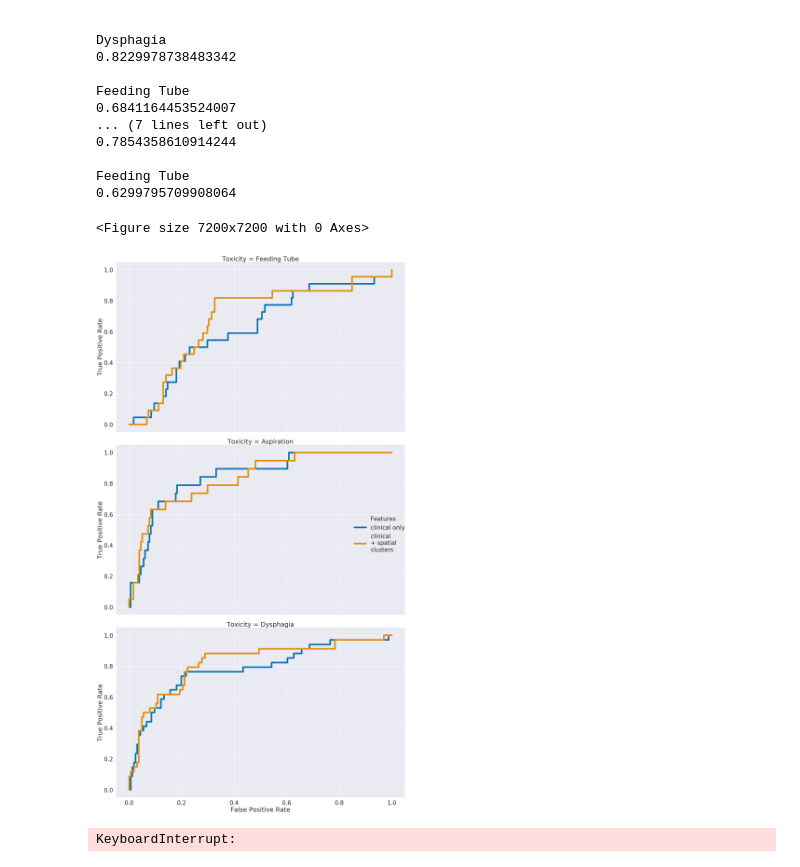
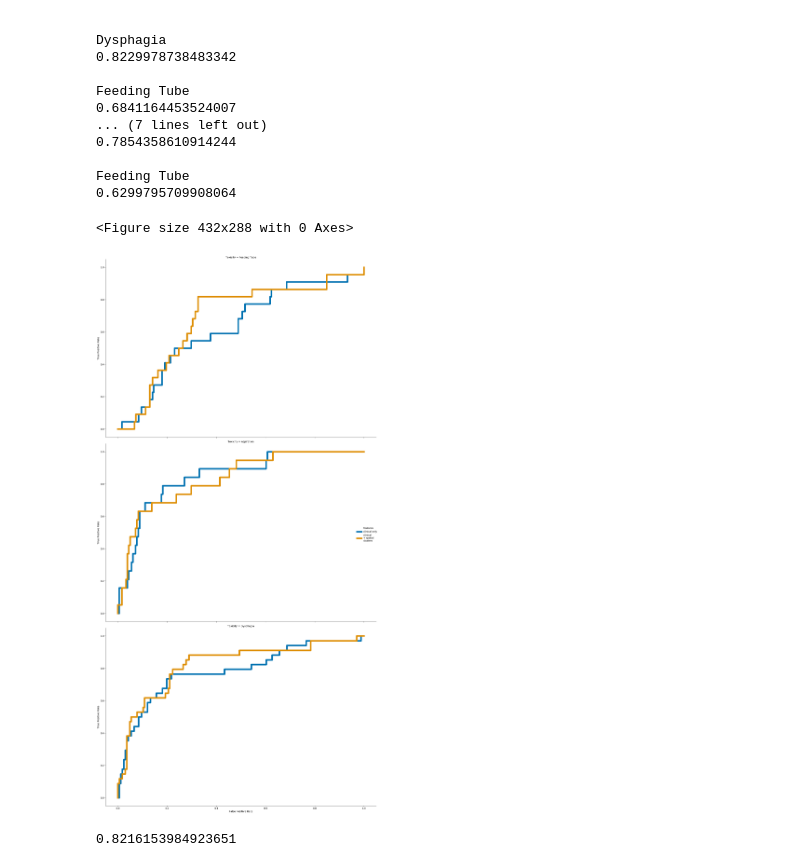
Before and after one commit to uic-evl/CAMP-RT, a Jupyter notebook: PYTHON/GreenJournalAnalysis.ipynb, the cells around one changed output. Cells and saved outputs as stored; diff of their text form; code cells hidden in the pictures.

Commit message:
more figures

```diff
--- a/PYTHON/GreenJournalAnalysis.ipynb
+++ b/PYTHON/GreenJournalAnalysis.ipynb
@@ -22,3 +22,17 @@ The autoreload extension is already loaded. To reload it, use:
+# %%
+import seaborn as sns
+font_scale = 1.5
+line_width = 9
+palette = 'colorblind'
+fig_height = 15
+aspect = 1.4
+
+sns.set_context("paper",
+               font_scale = font_scale,
+                rc={'figure.figsize':(17,17),
+                    'lines.linewidth':line_width
+                   }
+               )
 # %%
 db = load_patientset()
 default_clusterer = lambda : FClusterer(5, dist_func = l2)
@@ -307,11 +321,10 @@ def get_subset_roc(patient_ids, outcome_name = 'toxicity', classifier = None, cl
         if clusterer == 'default':
             clusters = spatial_feature_clusters(patient_ids = patient_ids)
         else:
-            clusters = spatical_feature_clusters(clusterer, patient_ids)
+            clusters = spatial_feature_clusters(clusterer, patient_ids)
         clusters = pd.get_dummies(clusters)
         clusters.index = spatial_features.loc[patient_ids].index
         clinical = clinical.merge(clusters, on=['Dummy.ID'])
-
     probs = loo_cross_val_proba(classifier, clinical, outcomes)
 
     fpr, tpr, thresholds = roc_curve(outcomes.values, probs)
@@ -365,54 +378,39 @@ Feeding Tube
 Feeding Tube
 0.6299795709908064
 # %%
-import seaborn as sns
-font_scale = 1.5
-line_width = 9
-palette = 'colorblind'
-fig_height = 15
-aspect = 1.4
-
-sns.set_context("poster",
-               font_scale = font_scale,
-                rc={'figure.figsize':(17,17),
-                    'lines.linewidth':line_width
-                   }
-               )
 with sns.color_palette(palette, 8):
     #commented part makes them all different plots
 #     ax = sns.relplot(x='False Positive Rate', y = 'True Positive Rate',
 #                     hue ='Toxicity',
 #                     style = 'Features',
 #                     data = curves,
 #                     kind='line',
 #                     height = fig_height,
 #                     aspect = aspect,
 #                     estimator = None)
     plt.suptitle('ROC Curves')
     ax = sns.relplot(x='False Positive Rate', y = 'True Positive Rate',
                     hue ='Features',
                     row = 'Toxicity',
                     data = curves,
                     kind='line',
                     height = fig_height,
                     aspect = aspect,
                      legend = 'brief',
                     estimator = None)
     plt.tight_layout()
 # %% [output]
-<Figure size 7200x7200 with 0 Axes>
+<Figure size 432x288 with 0 Axes>
-[figure, old version]
+[figure, new version]
 # %%
 #maybe no use this?
-features_to_drop = []
-temp_scores = []
-spatial = spatial_features.drop(['cluster_labels'], axis = 1)
-best_clusterer = BestClusterer(min_clusters = 2, max_clusters = 5)
-for feature in spatial.columns[::-1]:
-    x = spatial.drop(features_to_drop, axis = 1).values
-    clusters = best_clusterer.fit_predict(x,db.toxicity)
-    temp_scores.append(fisher_exact_test(clusters, db.toxicity))
-    features_to_drop.append(feature)
-temp_scores
+# features_to_drop = []
+# temp_scores = []
+# spatial = spatial_features.drop(['cluster_labels'], axis = 1)
+# best_clusterer = BestClusterer(min_clusters = 2, max_clusters = 5)
+# for feature in spatial.columns[::-1]:
+#     x = spatial.drop(features_to_drop, axis = 1).values
+#     clusters = best_clusterer.fit_predict(x,db.toxicity)
+#     temp_scores.append(fisher_exact_test(clusters, db.toxicity))
+#     features_to_drop.append(feature)
+# plt.plot(np.arange(len(temp_scores)), np.log(1/np.array(temp_scores)[::-1]))
-# %% [output]
-KeyboardInterrupt:
@@ -444,6 +470,8 @@ def auc_subset_scores(clusterer, n_subsamples = n_subsamples, test_range = test_
 # %%
-sensitivity_clusters = auc_subset_scores(c)
+sensitivity_clusters = auc_subset_scores(default_clusterer())
 sensitivity_clusters.describe()
+# %% [output]
+0.8216153984923651
 # %%
 sensitivity_no_clusters = auc_subset_scores(None)
 sensitivity_no_clusters.describe()
```
Also changed, not shown: parts of 10 cells of this notebook, 3 other files.
